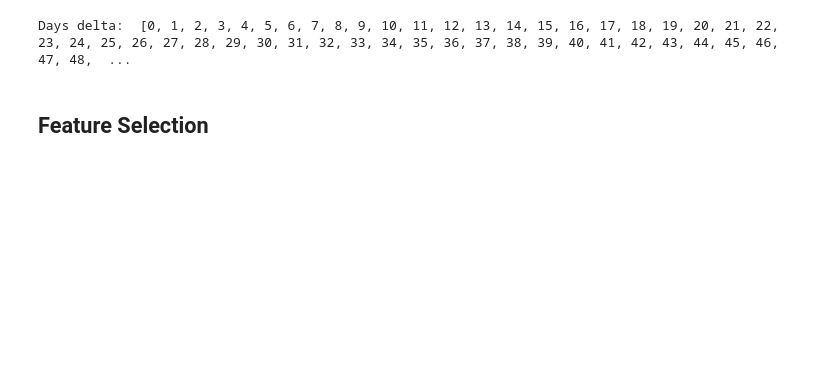
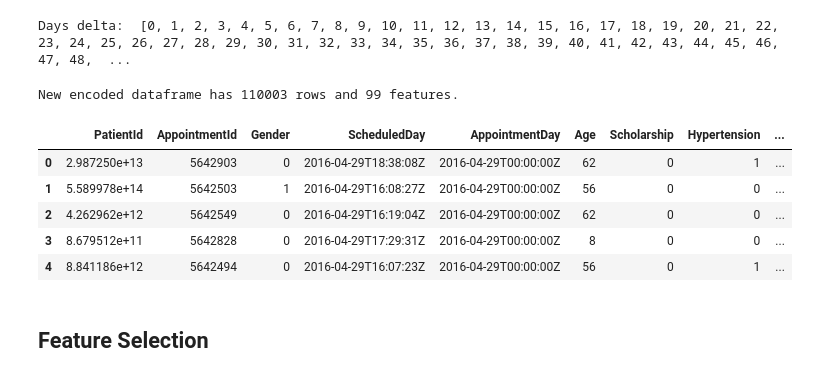
Before and after one commit to AmmarJawad/No-show-Medical-Appointments, a Jupyter notebook: project_submission.ipynb, the cells around one changed output. Drawn from its saved outputs; the diff is of its cells as text; code cells hidden in the pictures; blank space fills up the shorter version.

Commit message:
One-Hot encoded categorical features and ran GBM through RandomizedSearchCV.

```diff
--- a/project_submission.ipynb
+++ b/project_submission.ipynb
@@ -216,2 +225,19 @@ cat_features_for_encoding = ['Handicap', 'Neighbourhood']
+# %%
+# One-Hot encoding on categorical columns to prepare dataset for machine learning modelling.
+encoded_df = pd.get_dummies(df, columns=df[cat_features_for_encoding])
+print "New encoded dataframe has {} rows and {} features.".format(encoded_df.shape[0], encoded_df.shape[1])
+
+# Increasing the max column shown for this cell to 100
+pd.set_option("max_columns", 100)
+
+encoded_df.head()
+# %% [output]
+New encoded dataframe has 110003 rows and 99 features.
+|  | PatientId | AppointmentId | Gender | ScheduledDay | AppointmentDay | Age | Scholarship | Hypertension | ... |
+| 0 | 2.987250e+13 | 5642903 | 0 | 2016-04-29T18:38:08Z | 2016-04-29T00:00:00Z | 62 | 0 | 1 | ... |
+| 1 | 5.589978e+14 | 5642503 | 1 | 2016-04-29T16:08:27Z | 2016-04-29T00:00:00Z | 56 | 0 | 0 | ... |
+| 2 | 4.262962e+12 | 5642549 | 0 | 2016-04-29T16:19:04Z | 2016-04-29T00:00:00Z | 62 | 0 | 0 | ... |
+| 3 | 8.679512e+11 | 5642828 | 0 | 2016-04-29T17:29:31Z | 2016-04-29T00:00:00Z | 8 | 0 | 0 | ... |
+| 4 | 8.841186e+12 | 5642494 | 0 | 2016-04-29T16:07:23Z | 2016-04-29T00:00:00Z | 56 | 0 | 1 | ... |
 # %% [markdown]
 ## Feature Selection
```
Also changed, not shown: parts of 9 cells of this notebook.
